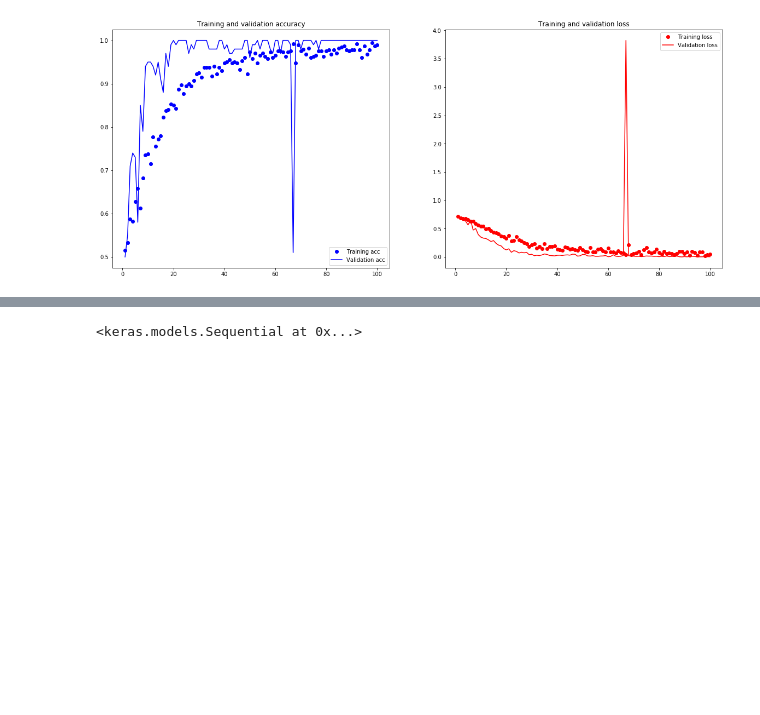
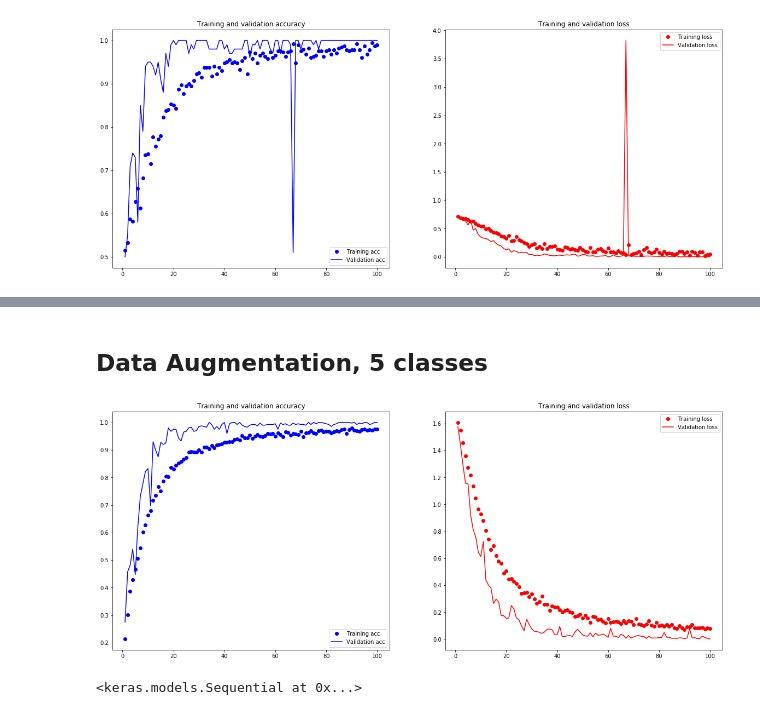
Before and after one commit to ikoshkin/cozmo-emoji-bingo, a Jupyter notebook: plot.ipynb, the cells around one changed output, grey strips where cells are left out. Cells and saved outputs as stored; diff of their text form; code cells hidden in the pictures; blank space fills up the shorter version.

```diff
--- a/plot.ipynb
+++ b/plot.ipynb
@@ -58,3 +61,9 @@ SyntaxError: invalid syntax (<ipython-input-8-e81ef629a05d>, line 1)
+# %% [markdown]
+## Data Augmentation, 5 classes
+# %%
+plot_history(pd.read_csv('./output-aws/fiveclasses-augm/logs/history_hist_simple_cnn_multi_5c_with_aug.csv'))
+# %% [output]
+[figure, added]
 # %%
 model
 # %% [output]
```
Also changed, not shown: parts of 12 cells of this notebook, 1 other file.
